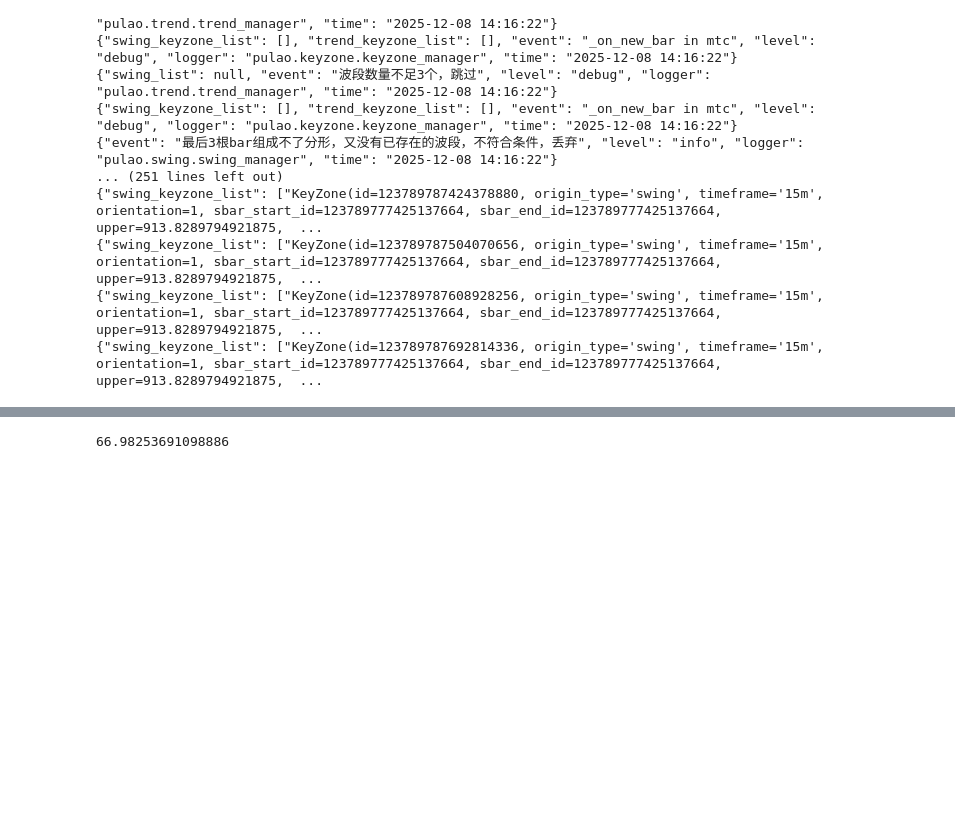
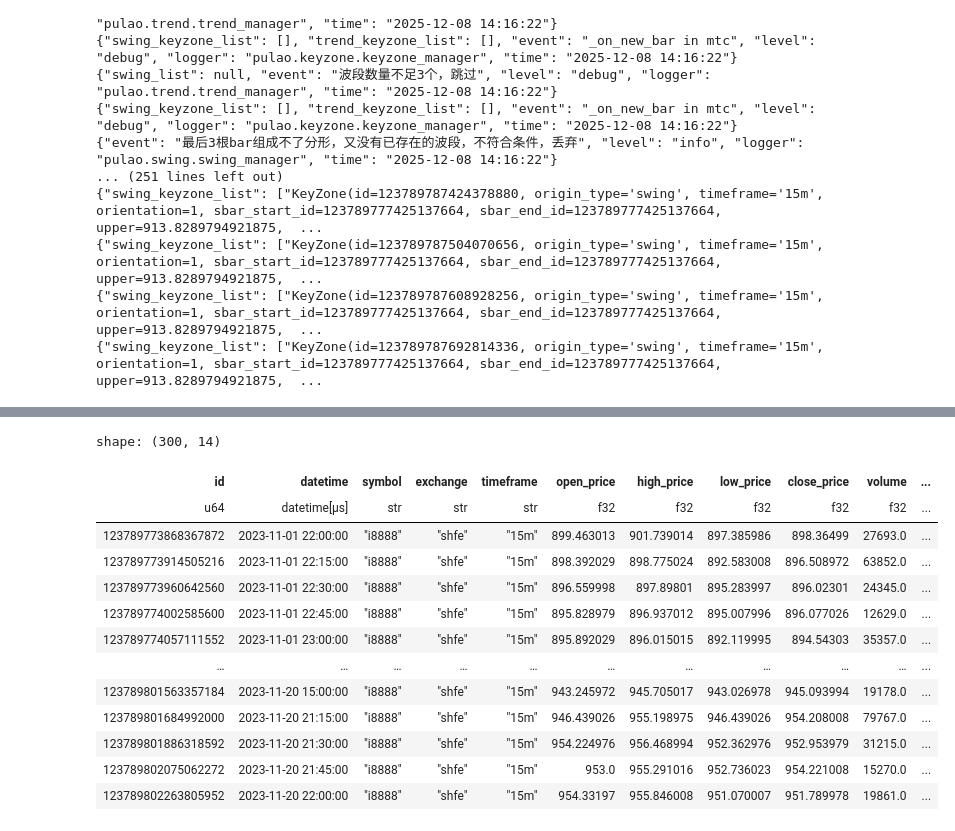
Before and after one commit to ligl/pulao, a Jupyter notebook: examples/plot_keyzone.ipynb, the cells around one changed output, grey strips where cells are left out. Saved outputs shown, nothing was run; the diff lists cells and outputs as text; code cells hidden in the pictures; blank space fills up the shorter version.

```diff
--- a/examples/plot_keyzone.ipynb
+++ b/examples/plot_keyzone.ipynb
@@ -137,6 +137,7 @@ shape: (12, 14)
 | 123789831573618688 | 123789828100722688 | 123789831451971584 | 123789828016832512 | 123789831422607360 | 829.796021 | 731.429016 | 1 | 39 | ... |
 | 123789831577812992 | 123789831451971584 | 123789831548440576 | 123789831422607360 | 123789831514882048 | 829.796021 | 816.620972 | -1 | 2 | ... |
 # %%
+from pulao.symbol.loader import SymbolLoader
 from datetime import timedelta,datetime,time
 from pulao.keyzone.keyzone import KeyZone
 # 画图
@@ -149,10 +150,12 @@ from pulao.mtc.mtc import MultiTimeframeContext
 from pulao.keyzone.keyzone_manager import KeyZoneManager
 import chinese_calendar as cc
 
+SymbolLoader.load("../pulao/symbol/data/symbols.yaml")
 symbol = "i8888"
+timeframe = Timeframe.M15
 mtc = MultiTimeframeContext(symbol=symbol)
-mtc.register(Timeframe.H1)
-tf_mgr = mtc.get_manager(Timeframe.H1)
+mtc.register(timeframe)
+tf_mgr = mtc.get_manager(timeframe)
 sbar_manager = tf_mgr.sbar_manager
 cbar_manager = tf_mgr.cbar_manager
 swing_manager = tf_mgr.swing_manager
@@ -341,10 +344,10 @@ fig.add_trace(
 
 keyzone_manager = KeyZoneManager(mtc)
 df_keyzone = keyzone_manager.read_parquet()
-df_keyzone = df_keyzone.filter(pl.col("timeframe")==Timeframe.H1)
+df_keyzone = df_keyzone.filter(pl.col("timeframe")==timeframe)
 zones = [KeyZone(**row) for row in df_keyzone.rows(named=True)]
 for zone in zones:
-    # print(zone)
+    print(zone)
     sbar_list = sbar_manager.get_around_sbar(zone.sbar_start_id, 10)
     start_dt = sbar_list[0].datetime
     end_dt = sbar_list[-1].datetime
@@ -432,12 +436,57 @@ df_trend[marker] - 0 Pandas(Index=0, index=0, id=123774359117508608, swing_start
 [{'bounds': ['sat', 'mon']}, {'bounds': [11.51, 13.5], 'pattern': 'hour'}, {'bounds': [10.26, 10.5], 'pattern': 'hour'}, {'bounds': [15.01, 21], 'pattern': 'hour'}, {'bounds': [23.01, 9], 'pattern': ' ...
 # %%
+from typing import List
 import akshare as ak
 import polars as pl
+from pulao.bar.sbar import SBar
 
-swing_manager.get_swing(123774338724806656).angle
-# swing_manager.df_swing
+def get_around_sbar(
+    self, pivot_id: int, length: int, ret_df: bool = False
+) -> List[SBar] | None | pl.DataFrame:
+    """
+    获取在pivot_id周围的sbar list
+    :param pivot_id: 中轴点
+    :param length: 左右各多少根
+    :param ret_df: 是否返回原生pl.DataFrame
+    :return:
+    """
+    idx = self.get_index(pivot_id)
+    if idx is None:
+        assert 1==2 , f"id：{pivot_id} 不在df_sbar中，不应该出现这个情况"
+
+    start_index = idx - length
+    end_index = idx + length
+
+    if start_index < 0:
+        start_index = 0
+    if end_index >= self.df_sbar.height:
+        end_index = self.df_sbar.height - 1
+
+    df = self.df_sbar.slice(start_index, end_index - start_index + 1)
+    if ret_df:
+        return df
+
+    if df.is_empty():
+        return None
+    return [SBar(**row) for row in df.rows(named=True)]
+
+# get_around_sbar(sbar_manager, 123789819393343488,10)
+sbar_manager.df_sbar.filter(pl.col("id") < 123789819393343488)
 # %% [output]
-66.98253691098886
+shape: (300, 14)
+| id | datetime | symbol | exchange | timeframe | open_price | high_price | low_price | close_price | volume | ... |
+| u64 | datetime[μs] | str | str | str | f32 | f32 | f32 | f32 | f32 | ... |
+| 123789773868367872 | 2023-11-01 22:00:00 | "i8888" | "shfe" | "15m" | 899.463013 | 901.739014 | 897.385986 | 898.36499 | 27693.0 | ... |
+| 123789773914505216 | 2023-11-01 22:15:00 | "i8888" | "shfe" | "15m" | 898.392029 | 898.775024 | 892.583008 | 896.508972 | 63852.0 | ... |
+| 123789773960642560 | 2023-11-01 22:30:00 | "i8888" | "shfe" | "15m" | 896.559998 | 897.89801 | 895.283997 | 896.02301 | 24345.0 | ... |
+| 123789774002585600 | 2023-11-01 22:45:00 | "i8888" | "shfe" | "15m" | 895.828979 | 896.937012 | 895.007996 | 896.077026 | 12629.0 | ... |
+| 123789774057111552 | 2023-11-01 23:00:00 | "i8888" | "shfe" | "15m" | 895.892029 | 896.015015 | 892.119995 | 894.54303 | 35357.0 | ... |
+| … | … | … | … | … | … | … | … | … | … | ... |
+| 123789801563357184 | 2023-11-20 15:00:00 | "i8888" | "shfe" | "15m" | 943.245972 | 945.705017 | 943.026978 | 945.093994 | 19178.0 | ... |
+| 123789801684992000 | 2023-11-20 21:15:00 | "i8888" | "shfe" | "15m" | 946.439026 | 955.198975 | 946.439026 | 954.208008 | 79767.0 | ... |
+| 123789801886318592 | 2023-11-20 21:30:00 | "i8888" | "shfe" | "15m" | 954.224976 | 956.468994 | 952.362976 | 952.953979 | 31215.0 | ... |
+| 123789802075062272 | 2023-11-20 21:45:00 | "i8888" | "shfe" | "15m" | 953.0 | 955.291016 | 952.736023 | 954.221008 | 15270.0 | ... |
+| 123789802263805952 | 2023-11-20 22:00:00 | "i8888" | "shfe" | "15m" | 954.33197 | 955.846008 | 951.070007 | 951.789978 | 19861.0 | ... |
 # %%
 trend_manager.pretty_worker_id()
 # %%
```
Also changed, not shown: parts of 1 cell of this notebook, 19 other files.
